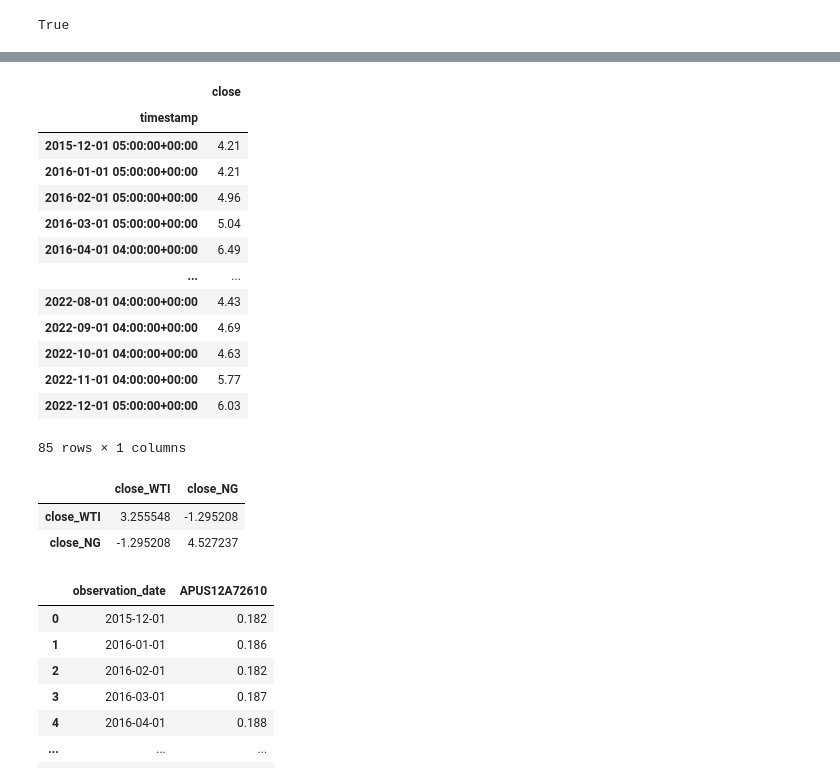
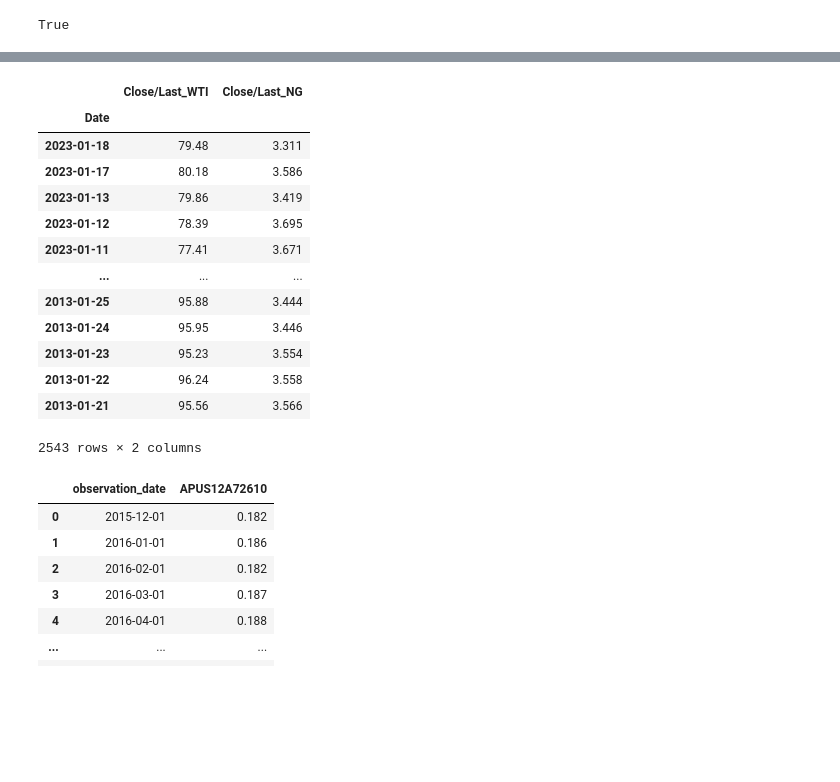
Before and after one commit to vincentsgarzi/Group5Project1, a Jupyter notebook: Vinny/data_relations.ipynb, the cells around one changed output, grey strips where cells are left out. Saved outputs shown, nothing was run; the diff lists cells and outputs as text; code cells hidden in the pictures; blank space fills up the shorter version.

Commit message:
fixed data issue in relations file, ran through a monte carlo simulation with WTI and NG, and added MCForcastTools.py from class files

```diff
--- a/Vinny/starter.ipynb
+++ b/Vinny/data_relations.ipynb
@@ -74,5 +42,5 @@ df_WTI
 # %%
-df_WTI = df_WTI.drop(columns=['open', 'high', 'low', 'volume', 'trade_count', 'vwap', 'symbol'])
+df_WTI = df_WTI.drop(columns=['Volume', 'Open', 'High', 'Low'])
 
 # Display sample data
 df_WTI
@@ -94,41 +61,32 @@ df_WTI
-# %%
-# Set the tickers
-ticker_NG = ["NG"]
-
-df_NG = alpaca.get_bars(
-    ticker_NG,
-    timeframe,
-    start = five_yr_ago,
-    end = today
-).df
-
-
-df_NG = df_NG.drop(columns=['open', 'high', 'low', 'volume', 'trade_count', 'vwap', 'symbol'])
-
-# Display sample data
-df_NG
-# %% [output]
-|  | close |
-| timestamp |  |
-| 2015-12-01 05:00:00+00:00 | 4.21 |
-| 2016-01-01 05:00:00+00:00 | 4.21 |
-| 2016-02-01 05:00:00+00:00 | 4.96 |
-| 2016-03-01 05:00:00+00:00 | 5.04 |
-| 2016-04-01 04:00:00+00:00 | 6.49 |
-| ... | ... |
-| 2022-08-01 04:00:00+00:00 | 4.43 |
-| 2022-09-01 04:00:00+00:00 | 4.69 |
-| 2022-10-01 04:00:00+00:00 | 4.63 |
-| 2022-11-01 04:00:00+00:00 | 5.77 |
-| 2022-12-01 05:00:00+00:00 | 6.03 |
-85 rows × 1 columns
+# %%
+df_WTI = df_WTI.set_index("Date")
+# %%
+NGcsvpath = Path("../Niels/Resources/NG_Nymex_Max-2023-2013.csv")
+df_NG = pd.read_csv(NGcsvpath)
+# %%
+df_NG = df_NG.drop(columns=['Volume', 'Open', 'High', 'Low'])
+
+df_NG = df_NG.set_index("Date")
 # %%
-df_combined = df_WTI.merge(df_NG, on='timestamp', suffixes=('_WTI', '_NG'))
-df_combined.cov()
+df_combined = df_WTI.merge(df_NG, on='Date', suffixes=('_WTI', '_NG'))
+df_combined.index = pd.to_datetime(df_combined.index)
+
+df_combined
 # %% [output]
-|  | close_WTI | close_NG |
-| close_WTI | 3.255548 | -1.295208 |
-| close_NG | -1.295208 | 4.527237 |
+|  | Close/Last_WTI | Close/Last_NG |
+| Date |  |  |
+| 2023-01-18 | 79.48 | 3.311 |
+| 2023-01-17 | 80.18 | 3.586 |
+| 2023-01-13 | 79.86 | 3.419 |
+| 2023-01-12 | 78.39 | 3.695 |
+| 2023-01-11 | 77.41 | 3.671 |
+| ... | ... | ... |
+| 2013-01-25 | 95.88 | 3.444 |
+| 2013-01-24 | 95.95 | 3.446 |
+| 2013-01-23 | 95.23 | 3.554 |
+| 2013-01-22 | 96.24 | 3.558 |
+| 2013-01-21 | 95.56 | 3.566 |
+2543 rows × 2 columns
 # %%
 csvpath = Path("KWH_prices.csv")
 
```
Also changed, not shown: parts of 9 cells of this notebook, 1 other file.
